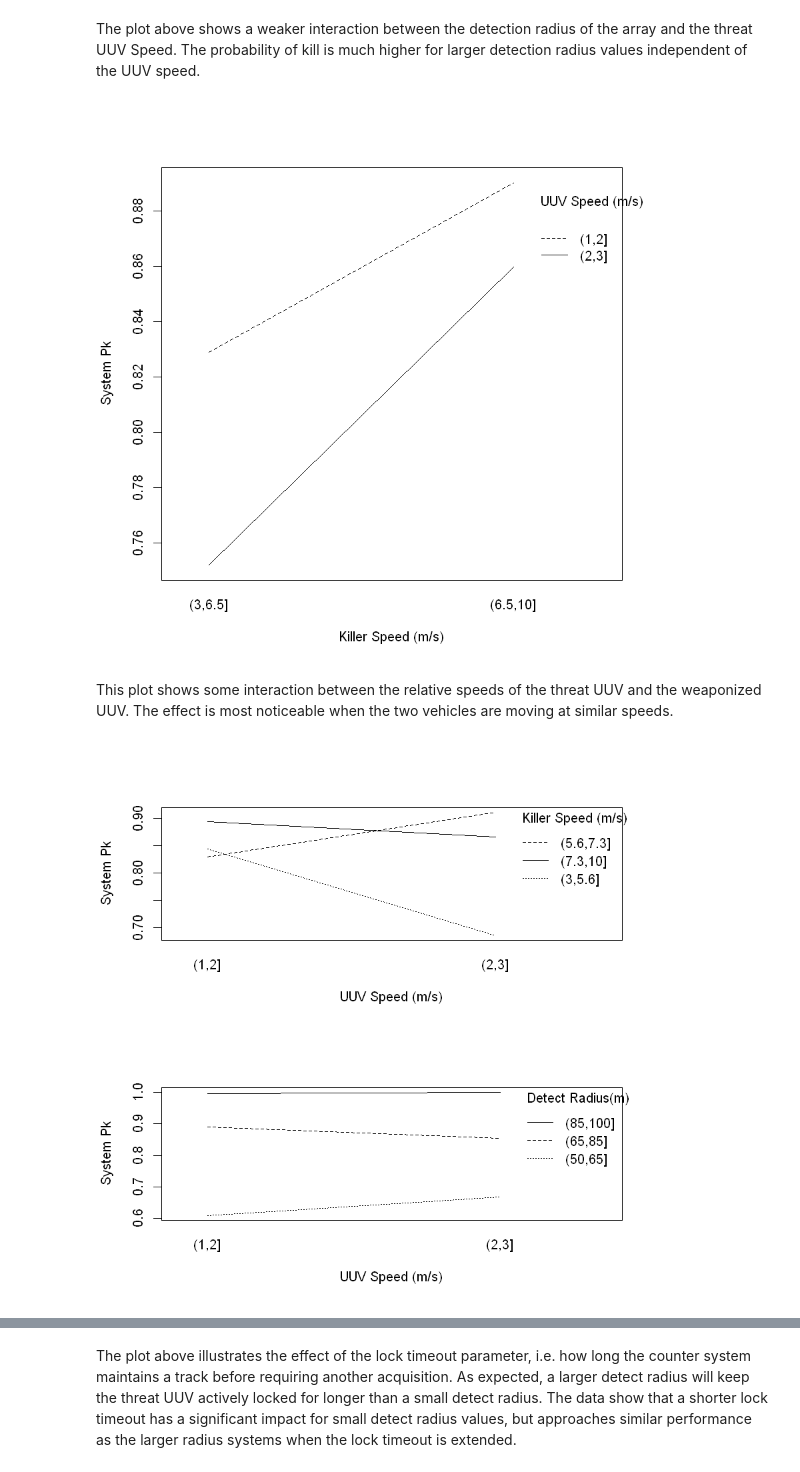
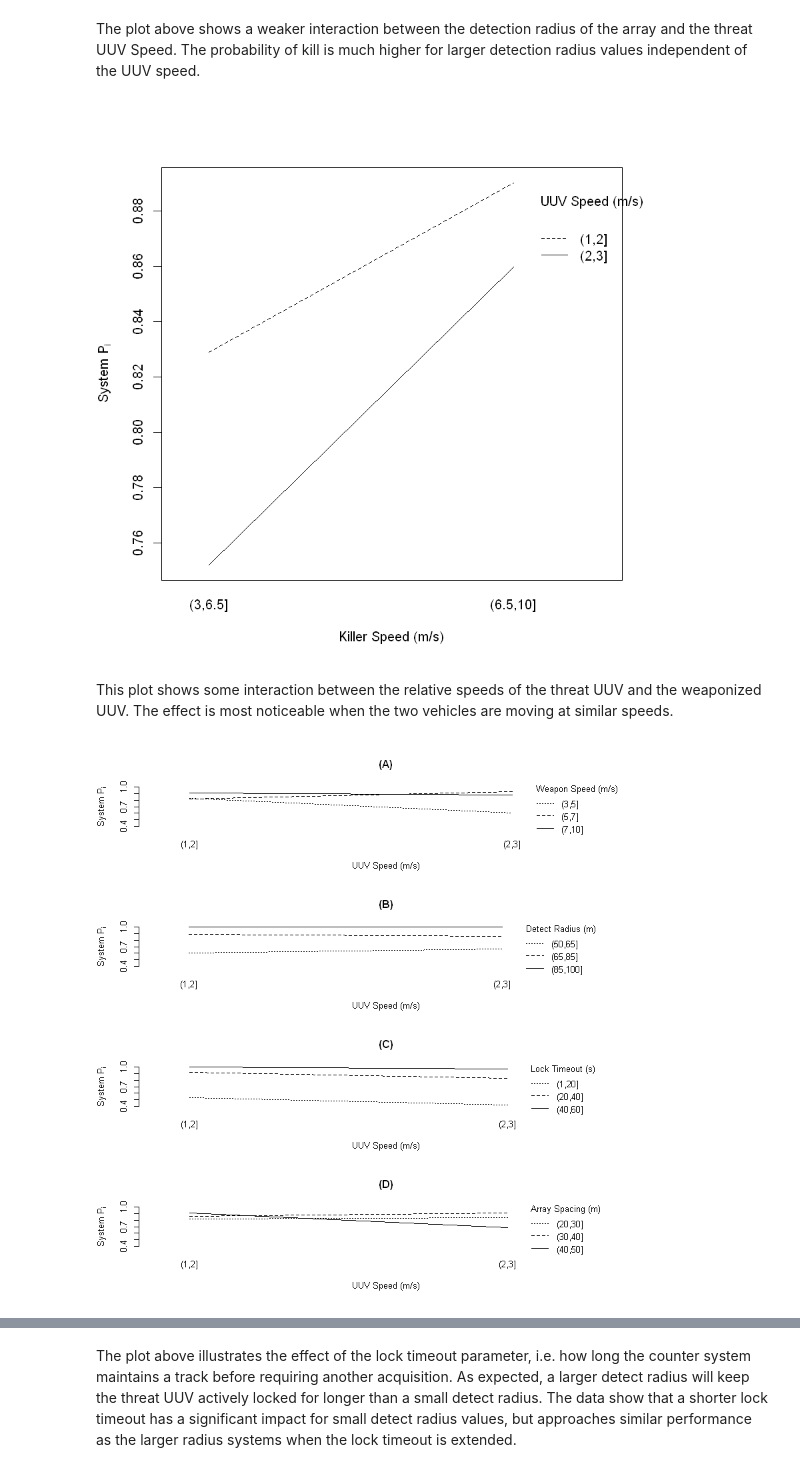
Before and after one commit to paulopperman/cuuv, a Jupyter notebook: experiments/Chapter 5 Visualizations.ipynb, the cells around one changed output, grey strips where cells are left out. Saved outputs shown, nothing was run; the diff lists cells and outputs as text; code cells hidden in the pictures.

```diff
--- a/experiments/Chapter 5 Visualizations.ipynb
+++ b/experiments/Chapter 5 Visualizations.ipynb
@@ -610,19 +776,23 @@ interaction.plot(cut(killer.stats$det.radius, breaks=c(50,65,85,100)), cut(kille
 The plot above shows a weaker interaction between the detection radius of the array and the threat UUV Speed.  The probability of kill is much higher for larger detection radius values independent of the UUV speed.
 # %%
 par(xpd=NA)
-interaction.plot(cut(killer.stats$killer.speed, breaks=c(3,6.5,10)), cut(killer.stats$uuv.speed, breaks=c(1,2,3)), killer.stats$agg.pk, trace.label='UUV Speed (m/s)', xlab='Killer Speed (m/s)', ylab='System Pk')
+interaction.plot(cut(killer.stats$killer.speed, breaks=c(3,6.5,10)), cut(killer.stats$uuv.speed, breaks=c(1,2,3)), killer.stats$agg.pk, trace.label='UUV Speed (m/s)', xlab='Killer Speed (m/s)', ylab=expression('System P'['i']))
 # %% [output]
-[figure, old version]
+[figure, new version]
 # %% [markdown]
 This plot shows some interaction between the relative speeds of the threat UUV and the weaponized UUV.  The effect is most noticeable when the two vehicles are moving at similar speeds.
 # %%
-layout(matrix(c(1,2),2,1))
+layout(matrix(c(1,2,3,4),4,1))
 par(xpd=NA)
-interaction.plot( cut(killer.stats$uuv.speed, breaks=c(1,2,3)), cut(killer.stats$killer.speed, breaks=c(3,5.6,7.3,10)), killer.stats$agg.pk, trace.label='Killer Speed (m/s)', xlab='UUV Speed (m/s)', ylab='System Pk')
+interaction.plot( cut(killer.stats$uuv.speed, breaks=c(1,2,3)), cut(killer.stats$killer.speed, breaks=c(3,5,7,10)), killer.stats$agg.pk, trace.label='Weapon Speed (m/s)', xlab='UUV Speed (m/s)', ylab=expression('System P'['i']), fixed=TRUE, bty='n', main='(A)', ylim=c(.4,1))
 par(xpd=NA)
-interaction.plot(cut(killer.stats$uuv.speed, breaks=c(1,2,3)), cut(killer.stats$det.radius, breaks=c(50,65,85,100)),  killer.stats$agg.pk, trace.label='Detect Radius(m)', xlab='UUV Speed (m/s)', ylab='System Pk')
+interaction.plot(cut(killer.stats$uuv.speed, breaks=c(1,2,3)), cut(killer.stats$det.radius, breaks=c(50,65,85,100)),  killer.stats$agg.pk, trace.label='Detect Radius (m)', xlab='UUV Speed (m/s)', ylab=expression('System P'['i']), bty='n', fixed=TRUE, main='(B)', ylim=c(.4,1))
+par(xpd=NA)
+interaction.plot(cut(killer.stats$uuv.speed, breaks=c(1,2,3)), cut(killer.stats$killer.lock.timeout, breaks=c(1,20,40,60)),  killer.stats$agg.pk, trace.label='Lock Timeout (s)', xlab='UUV Speed (m/s)', ylab=expression('System P'['i']), bty='n', fixed=TRUE, main='(C)', ylim=c(.4,1))
+par(xpd=NA)
+interaction.plot(cut(killer.stats$uuv.speed, breaks=c(1,2,3)), cut(killer.stats$array.spacing, breaks=c(20,30,40,50)),  killer.stats$agg.pk, trace.label='Array Spacing (m)', xlab='UUV Speed (m/s)', ylab=expression('System P'['i']), bty='n', fixed=TRUE, main='(D)', ylim=c(.4,1))
 # %% [output]
-[figure, old version]
+[figure, new version]
 # %%
 layout(matrix(c(1,2),2,1))
 par(xpd=NA)
```
Also changed, not shown: parts of 27 cells of this notebook, 6 other files.
